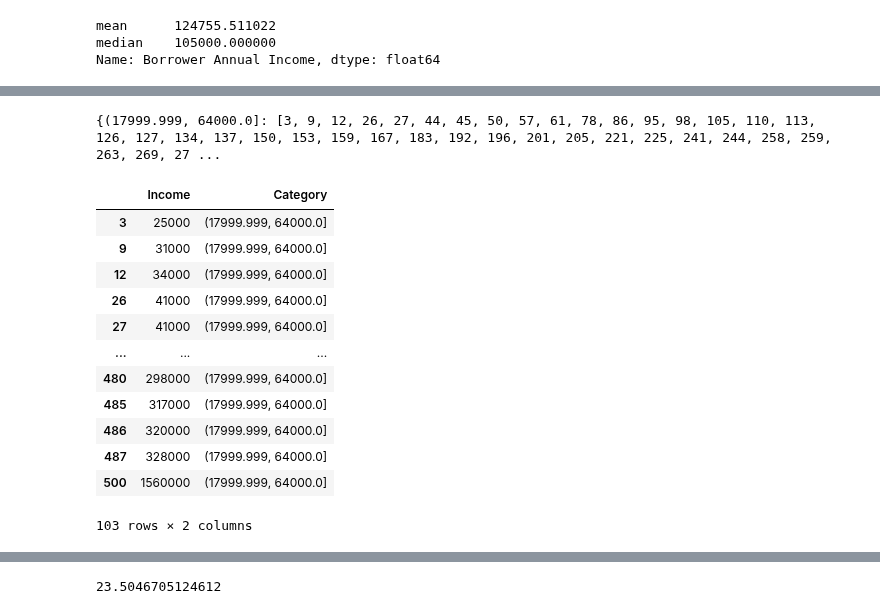
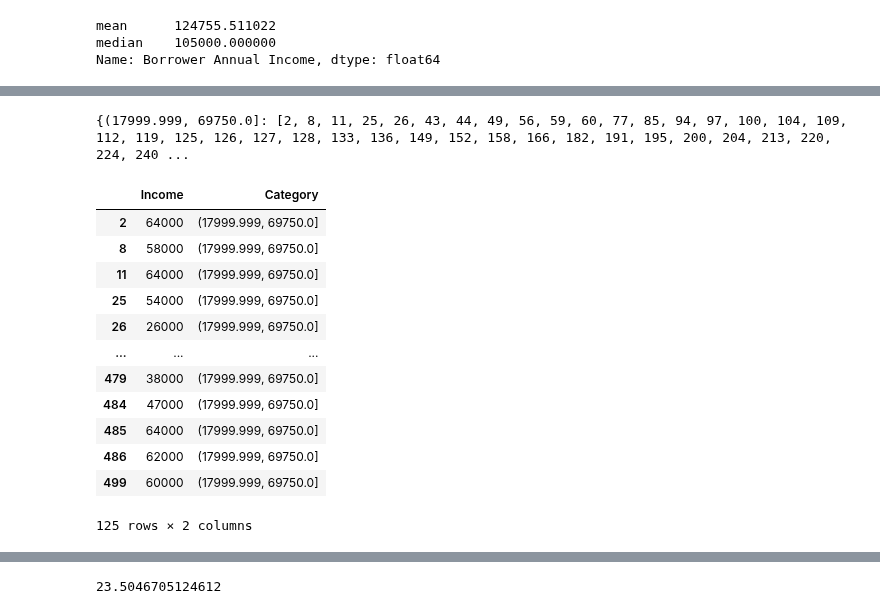
Before and after one commit to KunalNeon/CommBank, a Jupyter notebook: dataSet.ipynb, the cells around one changed output, grey strips where cells are left out. Cells and saved outputs as stored; diff of their text form; code cells hidden in the pictures.

```diff
--- a/dataSet.ipynb
+++ b/dataSet.ipynb
@@ -6,5 +6,7 @@ from math import log2
 dataSet=pd.read_excel("/Users/karanbudhaair/Downloads/Home_Loan.xlsx", header=None)
 dataSet=dataSet[6:].reset_index(drop=True)
 # %%
-dataSet.columns
+dataSet.columns=dataSet.iloc[0]
+dataSet=dataSet[1:].reset_index(drop=True)
+dataSet
 # %% [output]
@@ -168,4 +179,4 @@ dataSet["Borrower Annual Income"].min()
 # %%
-#income_data=pd.concat([newDataSet["Borrower Annual Income"], bins], axis=1)
-#income_data.columns=["Income", "Category"]
-#income_data
+income_data=pd.concat([newDataSet["Borrower Annual Income"], cat], axis=1)
+income_data.columns=["Income", "Category"]
+income_data
@@ -189,21 +221,21 @@ array([[Interval(17999.999, 69750.0, closed='right'),
 # %%
 grouped.groups
 # %% [output]
-{(17999.999, 64000.0]: [3, 9, 12, 26, 27, 44, 45, 50, 57, 61, 78, 86, 95, 98, 105, 110, 113, 126, 127, 134, 137, 150, 153, 159, 167, 183, 192, 196, 201, 205, 221, 225, 241, 244, 258, 259, 263, 269, 27 ...
+{(17999.999, 69750.0]: [2, 8, 11, 25, 26, 43, 44, 49, 56, 59, 60, 77, 85, 94, 97, 100, 104, 109, 112, 119, 125, 126, 127, 128, 133, 136, 149, 152, 158, 166, 182, 191, 195, 200, 204, 213, 220, 224, 240 ...
 # %%
-grouped.get_group(pd.Interval(17999.999, 64000.0, closed='right'))
+grouped.get_group(pd.Interval(17999.999, 69750.0, closed='right'))
 # %% [output]
 |  | Income | Category |
-| 3 | 25000 | (17999.999, 64000.0] |
-| 9 | 31000 | (17999.999, 64000.0] |
-| 12 | 34000 | (17999.999, 64000.0] |
-| 26 | 41000 | (17999.999, 64000.0] |
-| 27 | 41000 | (17999.999, 64000.0] |
+| 2 | 64000 | (17999.999, 69750.0] |
+| 8 | 58000 | (17999.999, 69750.0] |
+| 11 | 64000 | (17999.999, 69750.0] |
+| 25 | 54000 | (17999.999, 69750.0] |
+| 26 | 26000 | (17999.999, 69750.0] |
 | ... | ... | ... |
-| 480 | 298000 | (17999.999, 64000.0] |
-| 485 | 317000 | (17999.999, 64000.0] |
-| 486 | 320000 | (17999.999, 64000.0] |
-| 487 | 328000 | (17999.999, 64000.0] |
-| 500 | 1560000 | (17999.999, 64000.0] |
+| 479 | 38000 | (17999.999, 69750.0] |
+| 484 | 47000 | (17999.999, 69750.0] |
+| 485 | 64000 | (17999.999, 69750.0] |
+| 486 | 62000 | (17999.999, 69750.0] |
+| 499 | 60000 | (17999.999, 69750.0] |
-103 rows × 2 columns
+125 rows × 2 columns
 # %%
```
Also changed, not shown: parts of 32 cells of this notebook.
